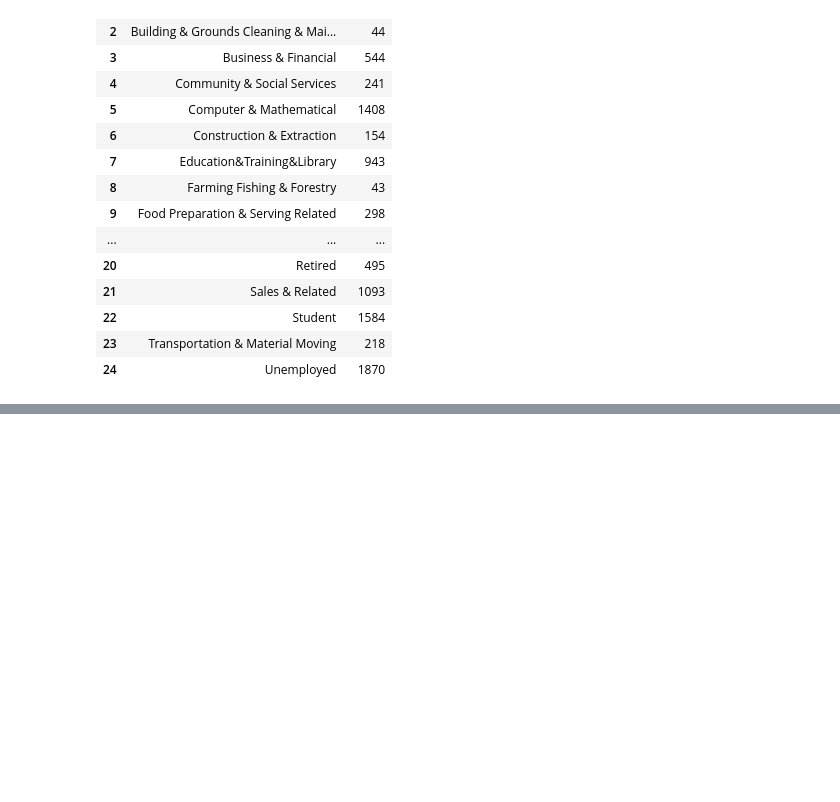
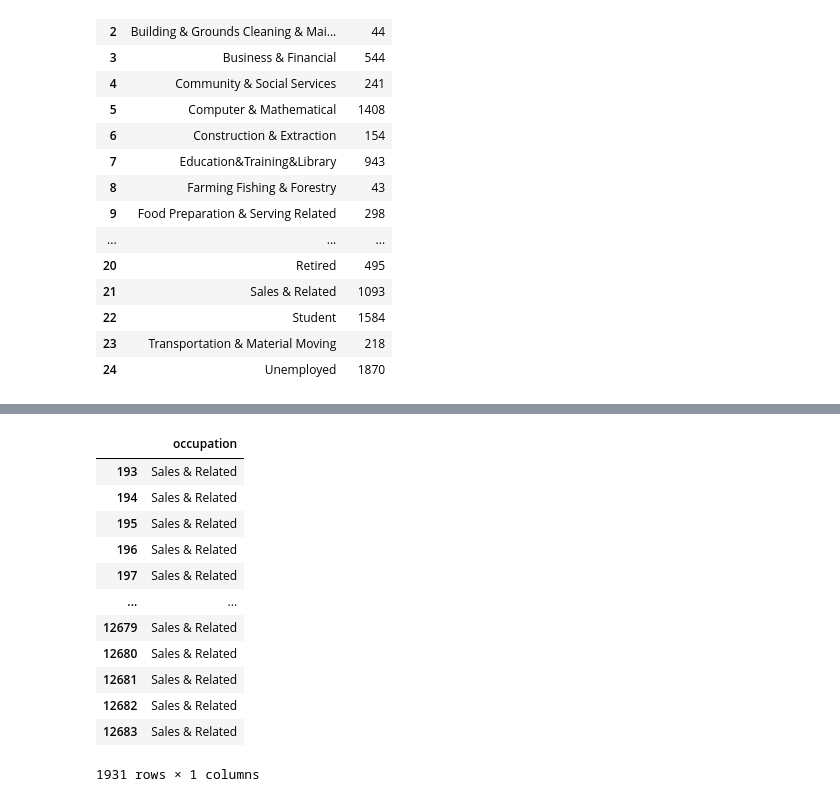
Before and after one commit to saisaket2004/N_IT, a Jupyter notebook: Pandas/sql vs python(data analysis - In-Vehicle Coupon Recommendation).ipynb, the cells around one changed output, grey strips where cells are left out. Drawn from its saved outputs; the diff is of its cells as text; code cells hidden in the pictures; blank space fills up the shorter version.

```diff
--- a/Pandas/sql vs python(data analysis - In-Vehicle Coupon Recommendation).ipynb
+++ b/Pandas/sql vs python(data analysis - In-Vehicle Coupon Recommendation).ipynb
@@ -143,0 +293,18 @@ df.groupby('occupation').size().to_frame('Count').reset_index()
+# %%
+# filtering the dataset based on a condition with a list of values
+#SELECT occupation FROM dataset_1 WHERE occupation IN('Sales & Related','Management')
+df[df['occupation'].isin(['Sales & Related', 'Management'])][['occupation']]
+# %% [output]
+|  | occupation |
+| 193 | Sales & Related |
+| 194 | Sales & Related |
+| 195 | Sales & Related |
+| 196 | Sales & Related |
+| 197 | Sales & Related |
+| ... | ... |
+| 12679 | Sales & Related |
+| 12680 | Sales & Related |
+| 12681 | Sales & Related |
+| 12682 | Sales & Related |
+| 12683 | Sales & Related |
+1931 rows × 1 columns
```
Also changed, not shown: parts of 15 cells of this notebook.
